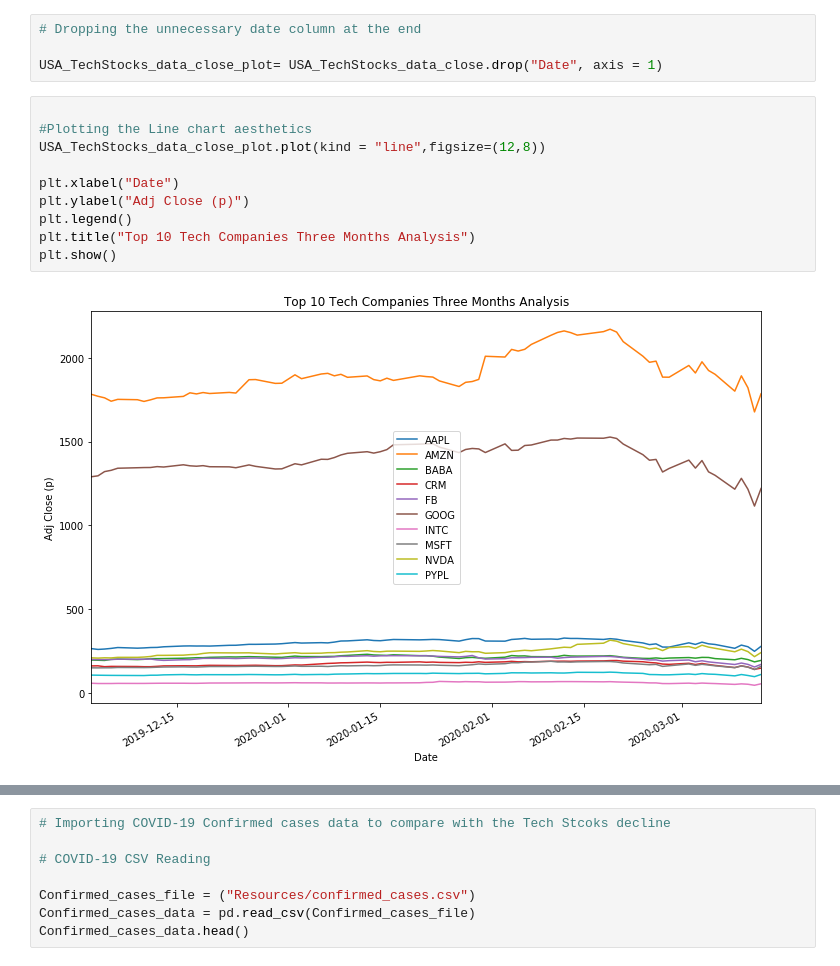
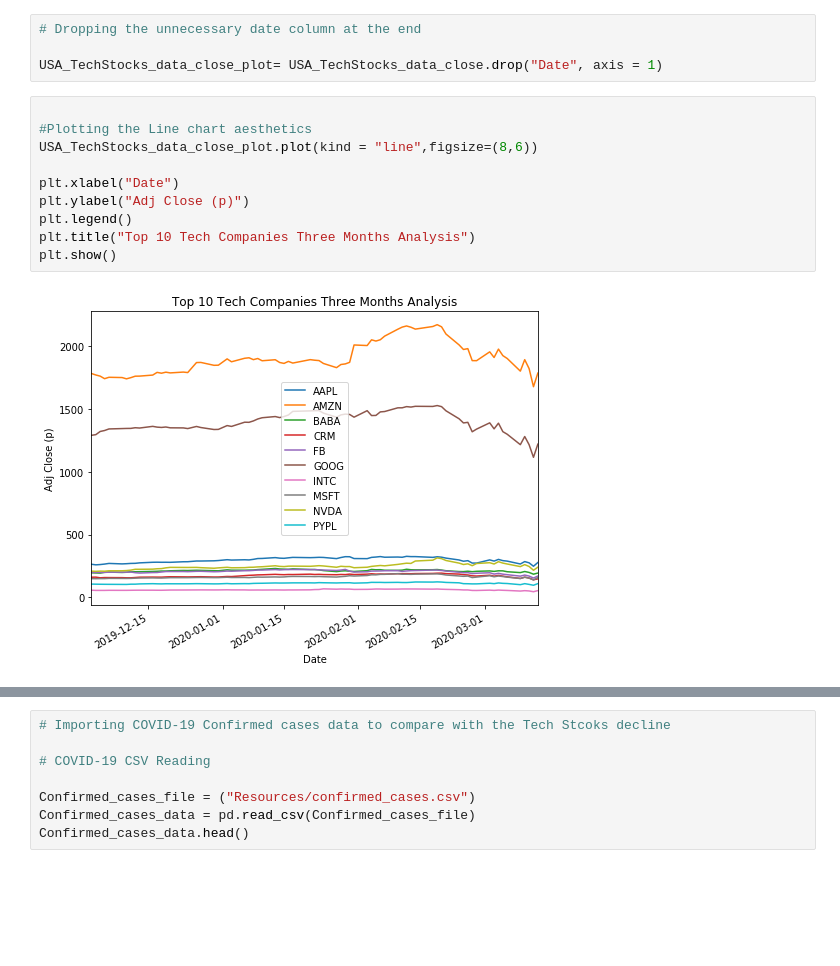
Before and after one commit to saelbakr/COVID-Stocks, a Jupyter notebook: Tech_comp_Stock_analysis.ipynb, the cells around one changed output, grey strips where cells are left out. Saved outputs shown, nothing was run; the diff lists cells and outputs as text; blank space fills up the shorter version.

```diff
--- a/Tech_comp_Stock_analysis.ipynb
+++ b/Tech_comp_Stock_analysis.ipynb
@@ -68,15 +68,15 @@ USA_TechStocks_data_close_plot= USA_TechStocks_data_close.drop("Date", axis = 1)
 # %%
 
 #Plotting the Line chart aesthetics
-USA_TechStocks_data_close_plot.plot(kind = "line",figsize=(12,8))
+USA_TechStocks_data_close_plot.plot(kind = "line",figsize=(8,6))
 
 plt.xlabel("Date")
 plt.ylabel("Adj Close (p)")
 plt.legend()
 plt.title("Top 10 Tech Companies Three Months Analysis")
 plt.show()
 # %% [output]
-[figure, old version]
+[figure, new version]
 # %%
 
 # Adding up the above closing stocks to get the total closing stocks for the day
```
Also changed, not shown: parts of 3 cells of this notebook, 1 other file.
